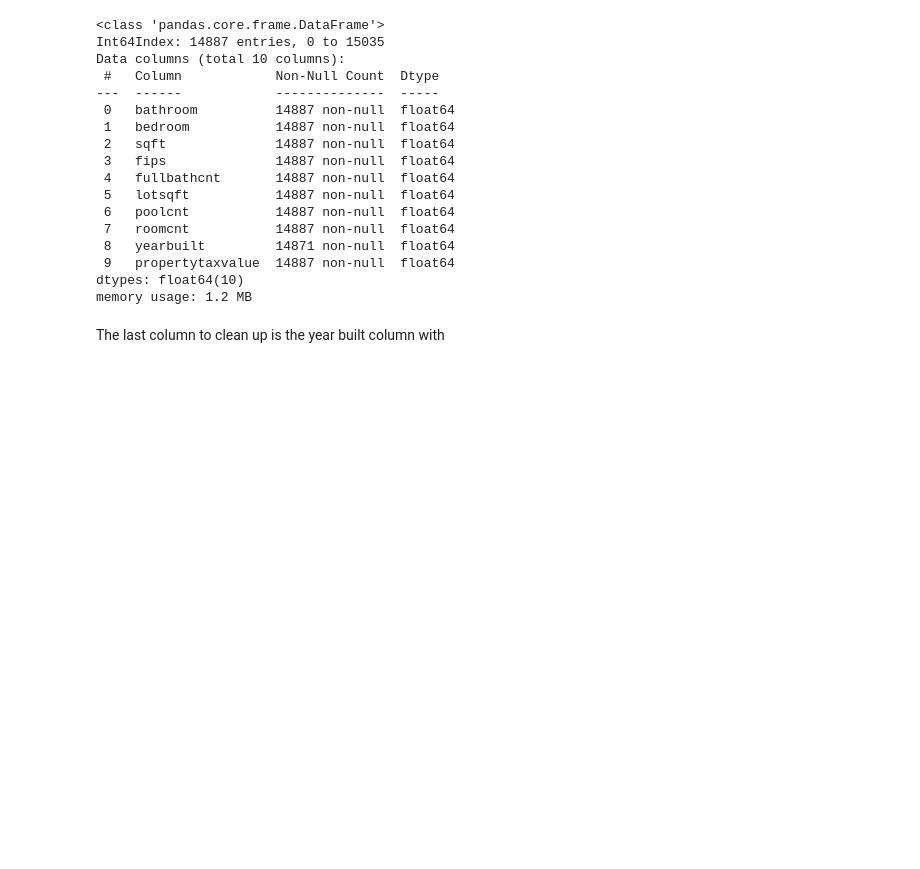
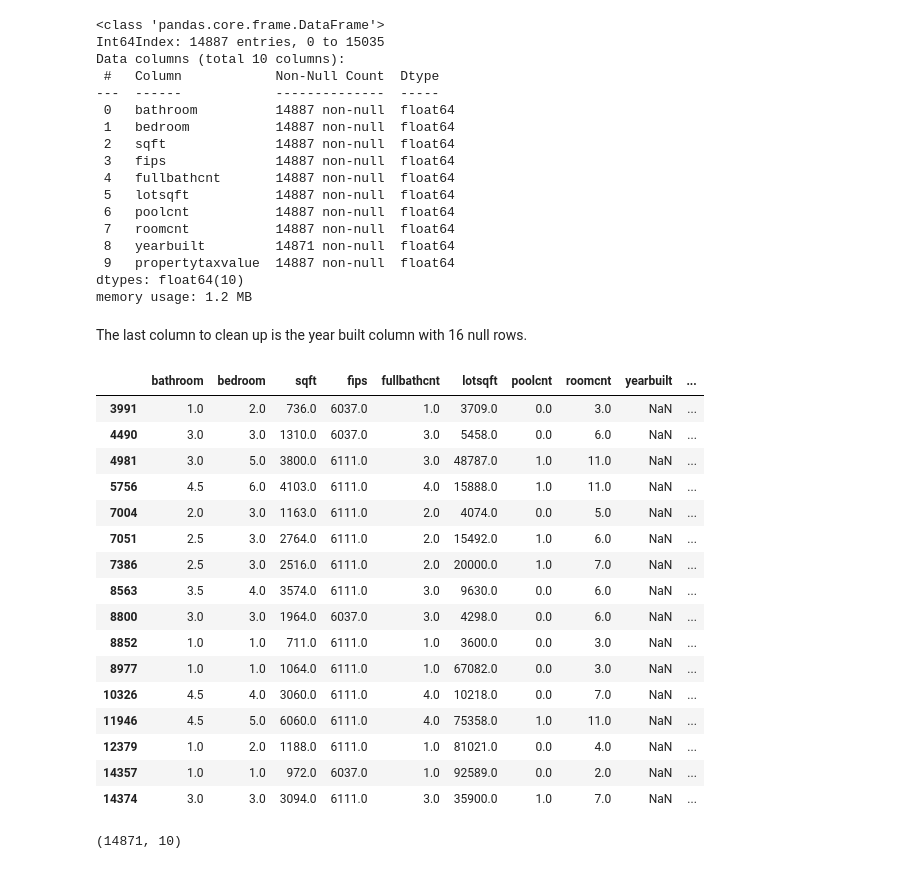
Before and after one commit to ZillowProjectPlaceholder/Zillow-Regression-Project, a Jupyter notebook: mays_workbook.ipynb, the cells around one changed output. Drawn from its saved outputs; the diff is of its cells as text; code cells hidden in the pictures; blank space fills up the shorter version.

```diff
--- a/mays_workbook.ipynb
+++ b/mays_workbook.ipynb
@@ -334,4 +335,24 @@ Data columns (total 10 columns):
 dtypes: float64(10)
 memory usage: 1.2 MB
 # %% [markdown]
-The last column to clean up is the year built column with
+The last column to clean up is the year built column with 16 null rows.
+# %%
+df[df['yearbuilt'].isnull()]
+# %% [output]
+|  | bathroom | bedroom | sqft | fips | fullbathcnt | lotsqft | poolcnt | roomcnt | yearbuilt | ... |
+| 3991 | 1.0 | 2.0 | 736.0 | 6037.0 | 1.0 | 3709.0 | 0.0 | 3.0 | NaN | ... |
+| 4490 | 3.0 | 3.0 | 1310.0 | 6037.0 | 3.0 | 5458.0 | 0.0 | 6.0 | NaN | ... |
+| 4981 | 3.0 | 5.0 | 3800.0 | 6111.0 | 3.0 | 48787.0 | 1.0 | 11.0 | NaN | ... |
+| 5756 | 4.5 | 6.0 | 4103.0 | 6111.0 | 4.0 | 15888.0 | 1.0 | 11.0 | NaN | ... |
+| 7004 | 2.0 | 3.0 | 1163.0 | 6111.0 | 2.0 | 4074.0 | 0.0 | 5.0 | NaN | ... |
+| 7051 | 2.5 | 3.0 | 2764.0 | 6111.0 | 2.0 | 15492.0 | 1.0 | 6.0 | NaN | ... |
+| 7386 | 2.5 | 3.0 | 2516.0 | 6111.0 | 2.0 | 20000.0 | 1.0 | 7.0 | NaN | ... |
+| 8563 | 3.5 | 4.0 | 3574.0 | 6111.0 | 3.0 | 9630.0 | 0.0 | 6.0 | NaN | ... |
+| 8800 | 3.0 | 3.0 | 1964.0 | 6037.0 | 3.0 | 4298.0 | 0.0 | 6.0 | NaN | ... |
+| 8852 | 1.0 | 1.0 | 711.0 | 6111.0 | 1.0 | 3600.0 | 0.0 | 3.0 | NaN | ... |
+| 8977 | 1.0 | 1.0 | 1064.0 | 6111.0 | 1.0 | 67082.0 | 0.0 | 3.0 | NaN | ... |
+| 10326 | 4.5 | 4.0 | 3060.0 | 6111.0 | 4.0 | 10218.0 | 0.0 | 7.0 | NaN | ... |
+| 11946 | 4.5 | 5.0 | 6060.0 | 6111.0 | 4.0 | 75358.0 | 1.0 | 11.0 | NaN | ... |
+| 12379 | 1.0 | 2.0 | 1188.0 | 6111.0 | 1.0 | 81021.0 | 0.0 | 4.0 | NaN | ... |
+| 14357 | 1.0 | 1.0 | 972.0 | 6037.0 | 1.0 | 92589.0 | 0.0 | 2.0 | NaN | ... |
+| 14374 | 3.0 | 3.0 | 3094.0 | 6111.0 | 3.0 | 35900.0 | 1.0 | 7.0 | NaN | ... |
@@ -337,0 +361,4 @@ The last column to clean up is the year built column with
+# %%
+df.shape
+# %% [output]
+(14871, 10)
```
Also changed, not shown: parts of 5 cells of this notebook.
